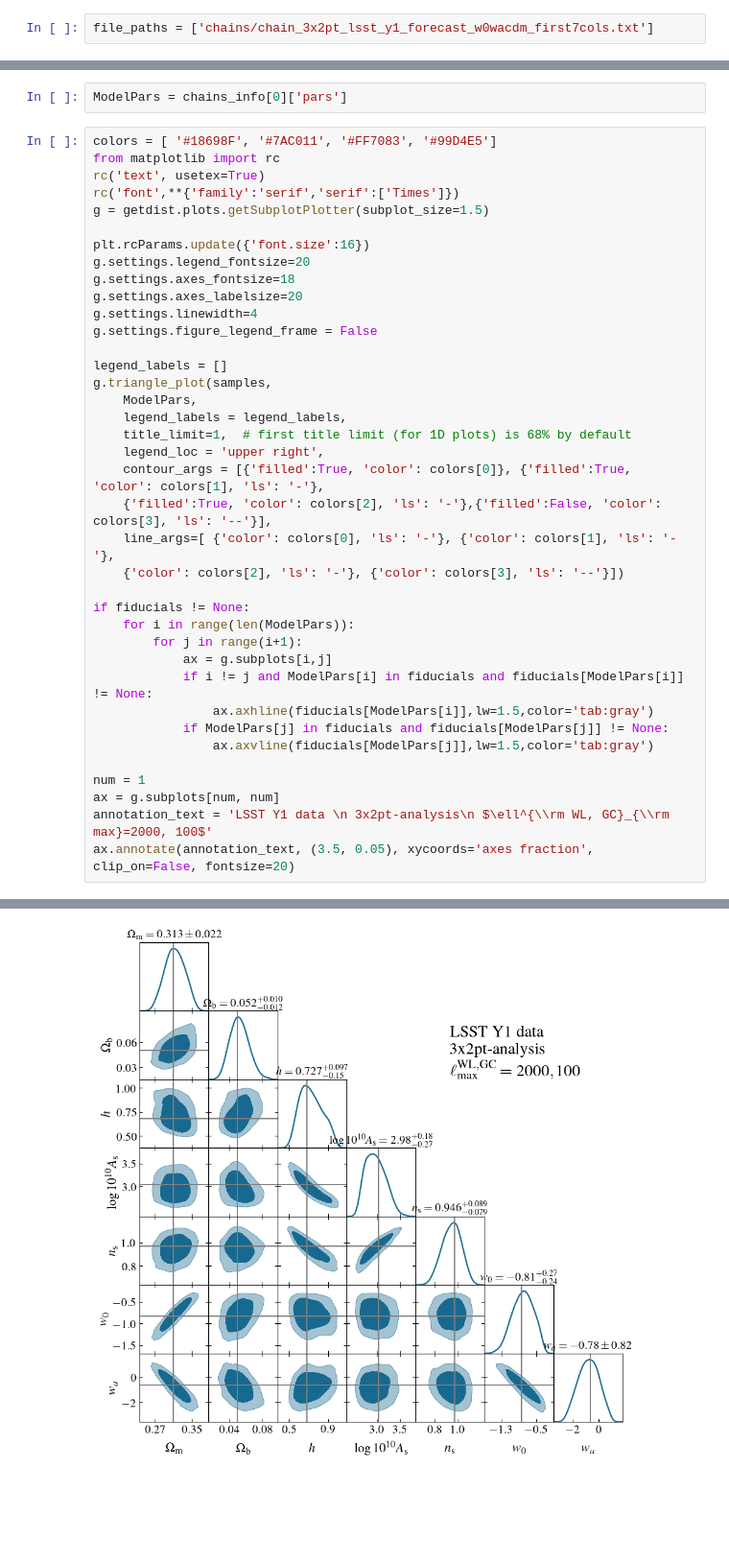
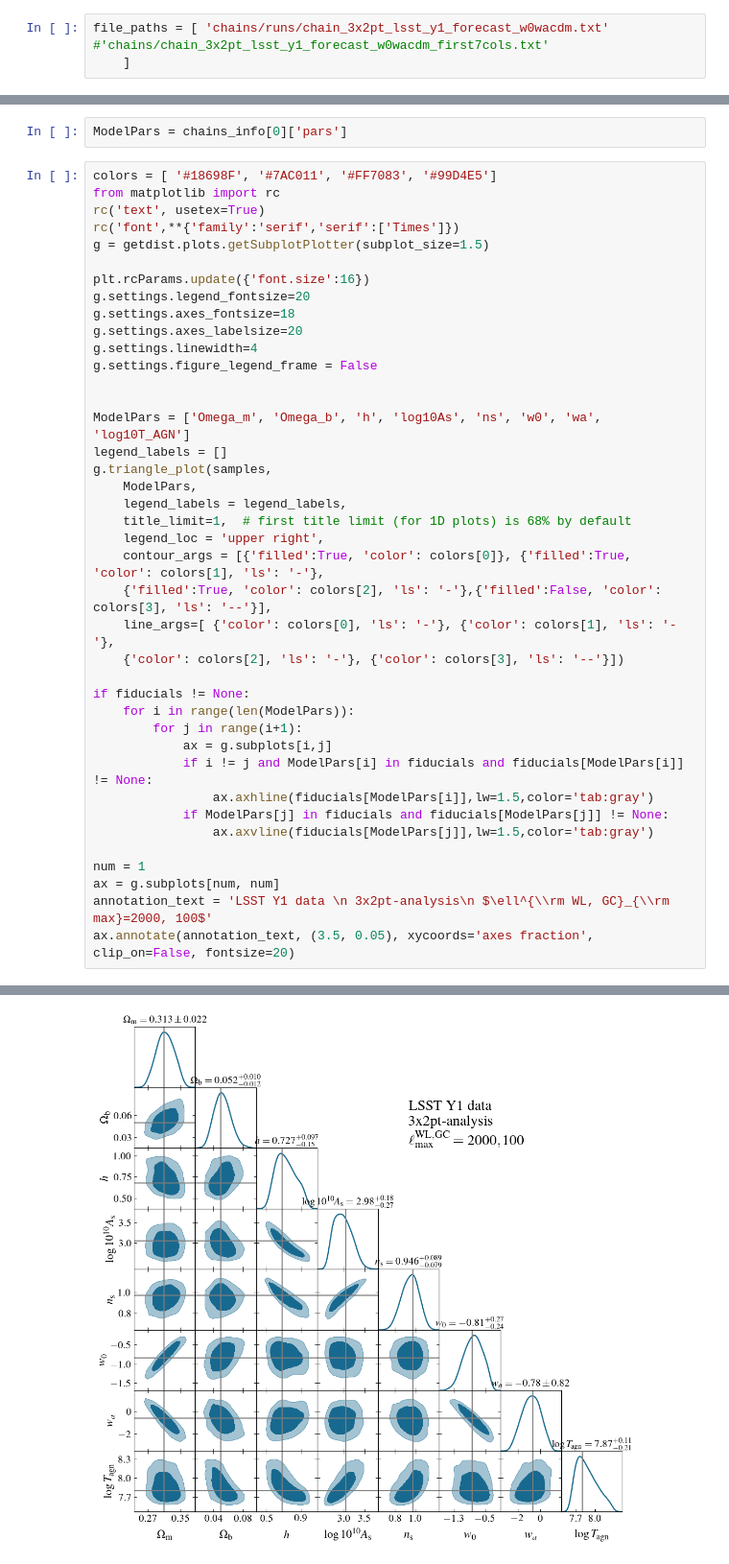
Before and after one commit to MariaTsedrik/MGLensing, a Jupyter notebook: tutorials/plot_posteriors.ipynb, the cells around one changed output, grey strips where cells are left out. Shown at 96% size. Saved outputs shown, nothing was run; the diff lists cells and outputs as text; blank space fills up the shorter version.

```diff
--- a/tutorials/plot_posteriors.ipynb
+++ b/tutorials/plot_posteriors.ipynb
@@ -29,7 +29,8 @@ def read_last_header_line(file_path):
     else:
         return []
 # %%
-file_paths = ['chains/chain_3x2pt_lsst_y1_forecast_w0wacdm_first7cols.txt']
+file_paths = [ 'chains/runs/chain_3x2pt_lsst_y1_forecast_w0wacdm.txt'  #'chains/chain_3x2pt_lsst_y1_forecast_w0wacdm_first7cols.txt'
+    ]
 # %%
 n_samples = len(file_paths)
 chains_info = {}
@@ -72,31 +73,33 @@ g.settings.axes_fontsize=18
 g.settings.axes_labelsize=20
 g.settings.linewidth=4
 g.settings.figure_legend_frame = False
 
+
+ModelPars = ['Omega_m', 'Omega_b', 'h', 'log10As', 'ns', 'w0', 'wa', 'log10T_AGN']
 legend_labels = []
 g.triangle_plot(samples,
     ModelPars,
     legend_labels = legend_labels,
     title_limit=1,  # first title limit (for 1D plots) is 68% by default
     legend_loc = 'upper right',
     contour_args = [{'filled':True, 'color': colors[0]}, {'filled':True, 'color': colors[1], 'ls': '-'},
     {'filled':True, 'color': colors[2], 'ls': '-'},{'filled':False, 'color': colors[3], 'ls': '--'}],
     line_args=[ {'color': colors[0], 'ls': '-'}, {'color': colors[1], 'ls': '-'},
     {'color': colors[2], 'ls': '-'}, {'color': colors[3], 'ls': '--'}])
 
 if fiducials != None:
     for i in range(len(ModelPars)):
         for j in range(i+1):
             ax = g.subplots[i,j]
             if i != j and ModelPars[i] in fiducials and fiducials[ModelPars[i]] != None:
                 ax.axhline(fiducials[ModelPars[i]],lw=1.5,color='tab:gray')
             if ModelPars[j] in fiducials and fiducials[ModelPars[j]] != None:
                 ax.axvline(fiducials[ModelPars[j]],lw=1.5,color='tab:gray')
 
 num = 1
 ax = g.subplots[num, num]
 annotation_text = 'LSST Y1 data \n 3x2pt-analysis\n $\ell^{\\rm WL, GC}_{\\rm max}=2000, 100$'
 ax.annotate(annotation_text, (3.5, 0.05), xycoords='axes fraction', clip_on=False, fontsize=20)
 # %% [output]
 Text(3.5, 0.05, 'LSST Y1 data \n 3x2pt-analysis\n $\\ell^{\\rm WL, GC}_{\\rm max}=2000, 100$')
-[figure, old version]
+[figure, new version]
```
Also changed, not shown: 35 other files.
